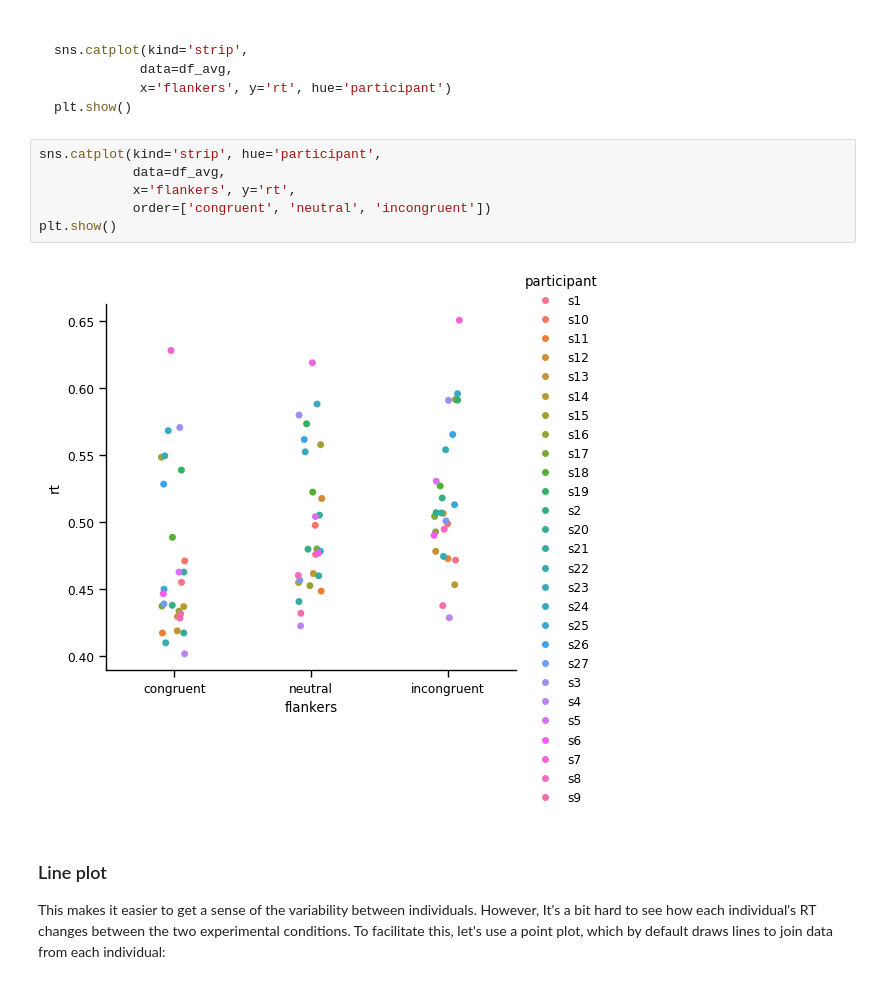
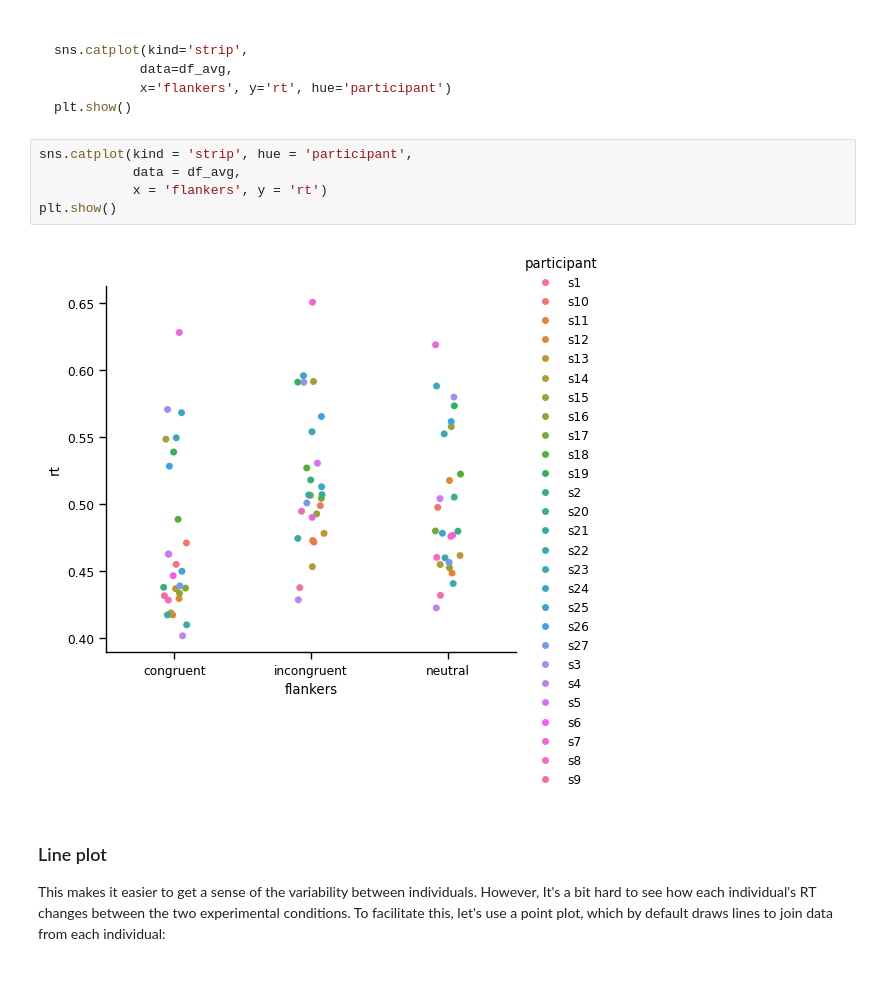
Before and after one commit to mohabdelaziz-CNS/Exploratory-Data-Analysis, a Jupyter notebook: 1 - repeated_measures.ipynb, the cells around one changed output. Cells and saved outputs as stored; diff of their text form.

```diff
--- a/1 - repeated_measures.ipynb
+++ b/1 - repeated_measures.ipynb
@@ -442,13 +436,12 @@ sns.catplot(kind='strip',
 plt.show()
 ~~~
 # %%
-sns.catplot(kind='strip', hue='participant',
-            data=df_avg,
-            x='flankers', y='rt',
-            order=['congruent', 'neutral', 'incongruent'])
+sns.catplot(kind = 'strip', hue = 'participant',
+            data = df_avg,
+            x = 'flankers', y = 'rt')
 plt.show()
 # %% [output]
-[figure, old version]
+[figure, new version]
 # %% [markdown]
 ### Line plot
 This makes it easier to get a sense of the variability between individuals. However, It's a bit hard to see how each individual's RT changes between the two experimental conditions. To facilitate this, let's use a point plot, which by default draws lines to join data from each individual:
```
Also changed, not shown: parts of 9 cells of this notebook.
